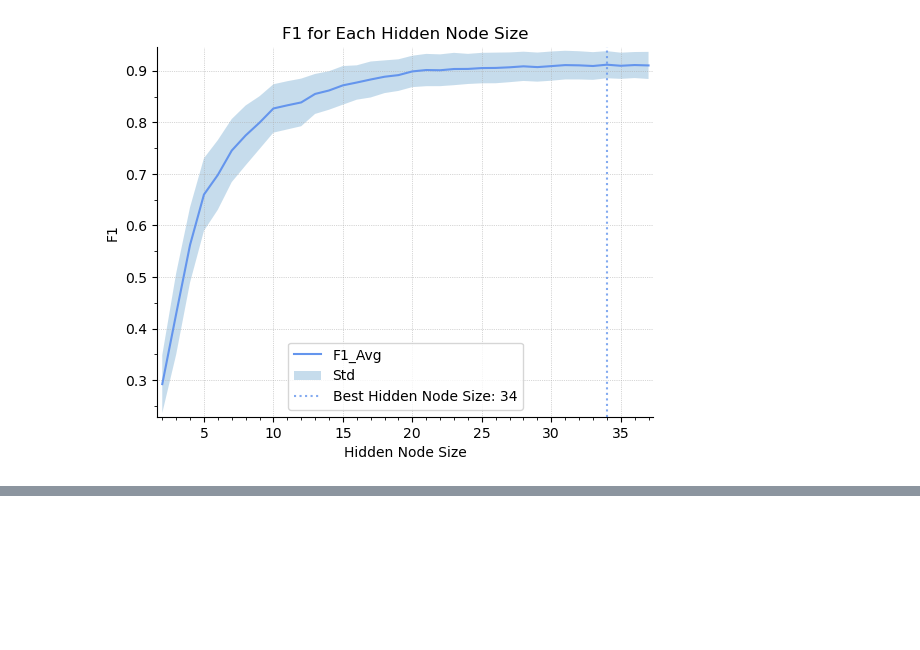
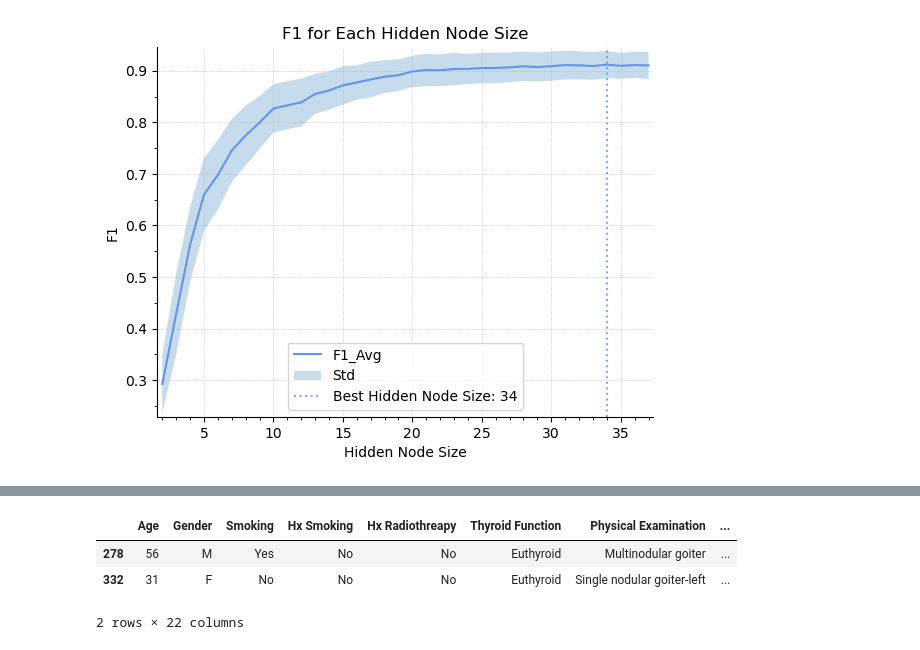
Before and after one commit to QY-Ver0/ELM-for-thyroid, a Jupyter notebook: ELM_main.ipynb, the cells around one changed output, grey strips where cells are left out. Cells and saved outputs as stored; diff of their text form; code cells hidden in the pictures; blank space fills up the shorter version.

```diff
--- a/ELM_main.ipynb
+++ b/ELM_main.ipynb
@@ -456,0 +557,17 @@ Results:
+# %%
+ori_df = get_data('data/thyroid_diff.csv')
+
+preds_df = pd.DataFrame(test_preds).T
+# pd.DataFrame(y_test)
+preds_df = pd.concat([y_test.reset_index(),preds_df], axis=1)
+preds_df.index = preds_df['index']
+combined_df = pd.concat([ori_df, preds_df], axis=1).dropna()
+combined_df['Recurred'] = df['Recurred_Yes']
+
+combined_df.loc[combined_df[1] != combined_df[2]]
+# combined_df.loc[combined_df['Recurred'] != combined_df[2]]
+# %% [output]
+|  | Age | Gender | Smoking | Hx Smoking | Hx Radiothreapy | Thyroid Function | Physical Examination | ... |
+| 278 | 56 | M | Yes | No | No | Euthyroid | Multinodular goiter | ... |
+| 332 | 31 | F | No | No | No | Euthyroid | Single nodular goiter-left | ... |
+2 rows × 22 columns
```
Also changed, not shown: parts of 11 cells of this notebook, 3 other files.
